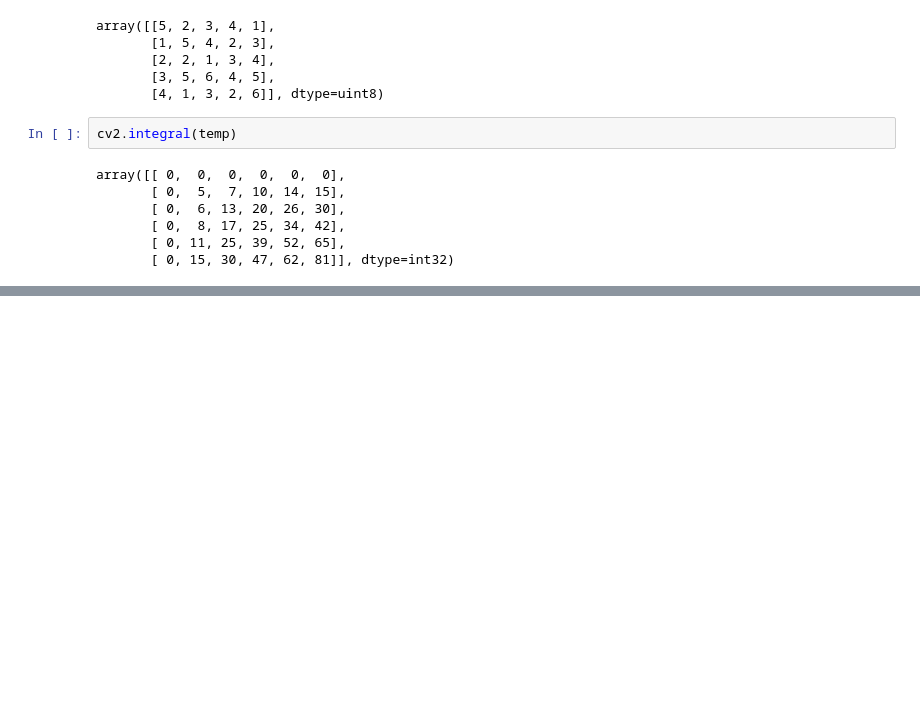
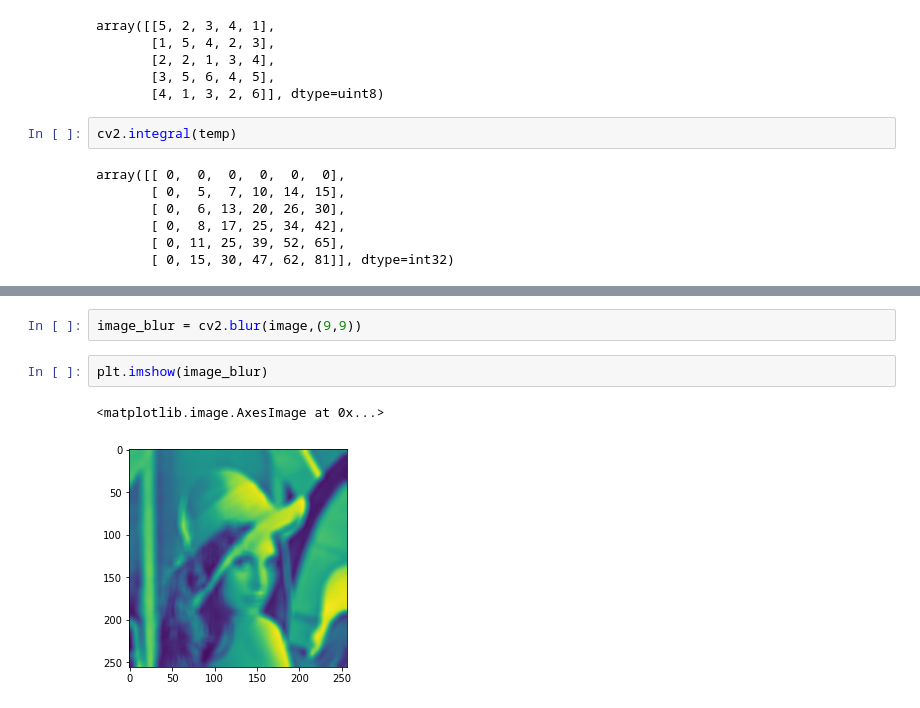
Before and after one commit to nimpy/learned-brief, a Jupyter notebook: Untitled.ipynb, the cells around one changed output, grey strips where cells are left out. Cells and saved outputs as stored; diff of their text form; blank space fills up the shorter version.

```diff
--- a/Untitled.ipynb
+++ b/Untitled.ipynb
@@ -37,0 +93,7 @@ array([[ 0,  0,  0,  0,  0,  0],
+# %%
+image_blur = cv2.blur(image,(9,9))
+# %%
+plt.imshow(image_blur)
+# %% [output]
+<matplotlib.image.AxesImage at 0x...>
+[figure, added]
```
Also changed, not shown: parts of 8 cells of this notebook, 1 other file.
